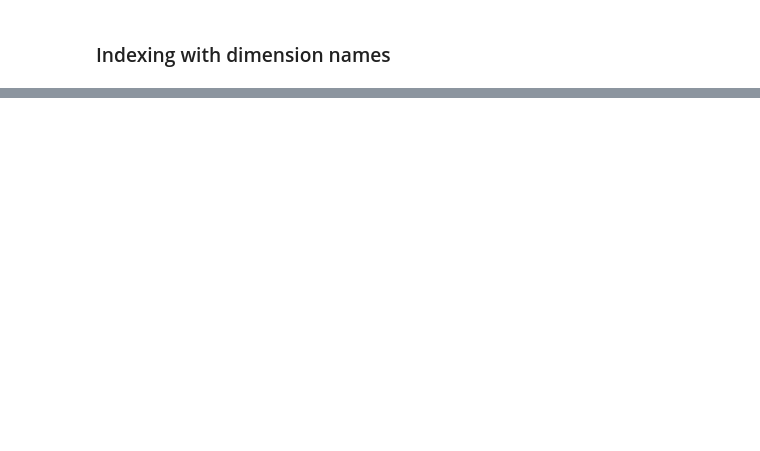
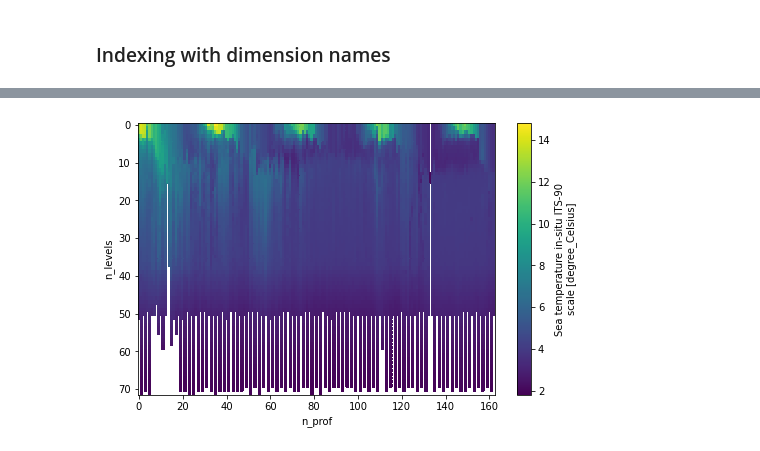
Before and after one commit to clizarraga-UAD7/geo-datascience, a Jupyter notebook: _build/jupyter_execute/JNBooks/XarrayExample1.ipynb, the cells around one changed output, grey strips where cells are left out. Drawn from its saved outputs; the diff is of its cells as text; code cells hidden in the pictures; blank space fills up the shorter version.

```diff
--- a/_build/jupyter_execute/JNBooks/XarrayExample1.ipynb
+++ b/_build/jupyter_execute/JNBooks/XarrayExample1.ipynb
@@ -328,0 +342,14 @@ Coordinates:
+# %%
+import numpy as np
+import xarray as xr
+
+from matplotlib import pyplot as plt
+
+%matplotlib inline
+plt.rcParams['figure.figsize'] = (8,5)
+# %%
+# Reading an Argo dataset using Xarray
+argo_data = xr.open_dataset('data/nodc_4901112_prof.nc')
+
+# Show file keys
+argo_data.keys()
@@ -328,0 +441,6 @@ Coordinates:
+# %%
+# Quick Timeseries Profile plot of Temperature
+argo_data.temp_adjusted.T.plot()
+plt.gca().invert_yaxis()
+# %% [output]
+[figure, added]
```
Also changed, not shown: parts of 46 cells of this notebook, 49 other files.
